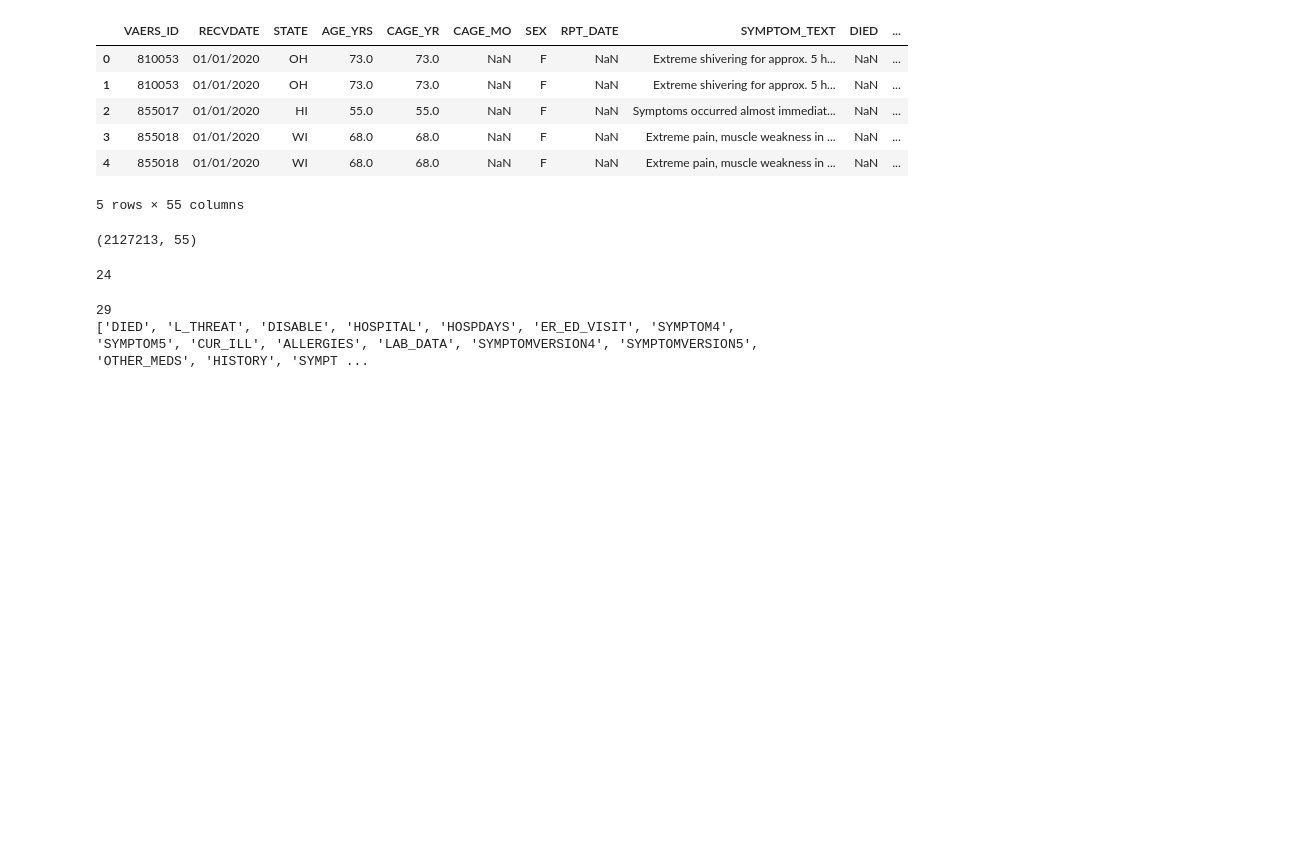
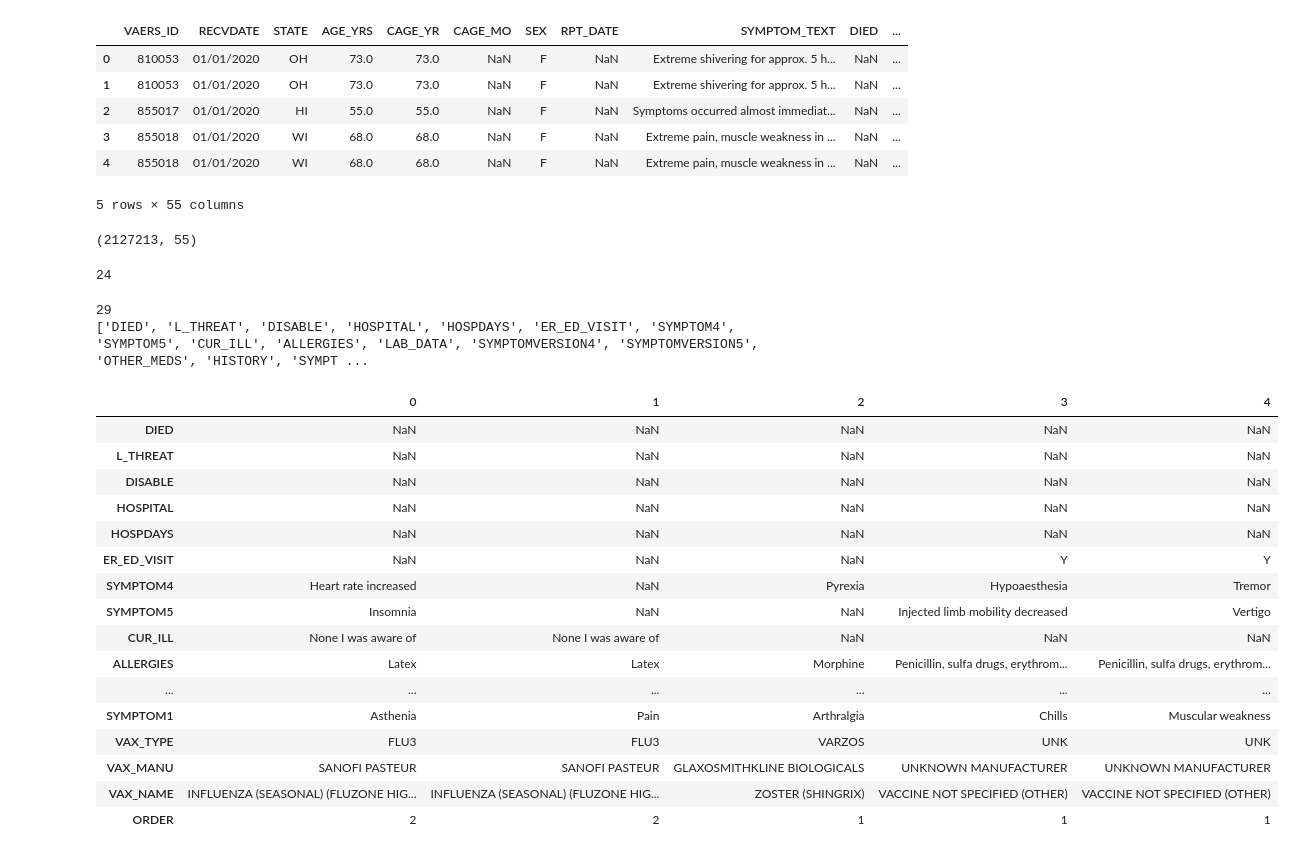
Before and after one commit to Saikiranudayana/ADEGuard-AI-Powered-Adverse-Drug-Event-Detection-and-Severity-Mapping-, a Jupyter notebook: data/processed/data_cleaning.ipynb, the cells around one changed output. Saved outputs shown, nothing was run; the diff lists cells and outputs as text; code cells hidden in the pictures; blank space fills up the shorter version.

```diff
--- a/data/processed/data_cleaning.ipynb
+++ b/data/processed/data_cleaning.ipynb
@@ -285,3 +285,23 @@ print(to_know)
 # %% [output]
 29
 ['DIED', 'L_THREAT', 'DISABLE', 'HOSPITAL', 'HOSPDAYS', 'ER_ED_VISIT', 'SYMPTOM4', 'SYMPTOM5', 'CUR_ILL', 'ALLERGIES', 'LAB_DATA', 'SYMPTOMVERSION4', 'SYMPTOMVERSION5', 'OTHER_MEDS', 'HISTORY', 'SYMPT ...
+# %%
+new_df.head().T
+# %% [output]
+|  | 0 | 1 | 2 | 3 | 4 |
+| DIED | NaN | NaN | NaN | NaN | NaN |
+| L_THREAT | NaN | NaN | NaN | NaN | NaN |
+| DISABLE | NaN | NaN | NaN | NaN | NaN |
+| HOSPITAL | NaN | NaN | NaN | NaN | NaN |
+| HOSPDAYS | NaN | NaN | NaN | NaN | NaN |
+| ER_ED_VISIT | NaN | NaN | NaN | Y | Y |
+| SYMPTOM4 | Heart rate increased | NaN | Pyrexia | Hypoaesthesia | Tremor |
+| SYMPTOM5 | Insomnia | NaN | NaN | Injected limb mobility decreased | Vertigo |
+| CUR_ILL | None I was aware of | None I was aware of | NaN | NaN | NaN |
+| ALLERGIES | Latex | Latex | Morphine | Penicillin, sulfa drugs, erythrom... | Penicillin, sulfa drugs, erythrom... |
+| ... | ... | ... | ... | ... | ... |
+| SYMPTOM1 | Asthenia | Pain | Arthralgia | Chills | Muscular weakness |
+| VAX_TYPE | FLU3 | FLU3 | VARZOS | UNK | UNK |
+| VAX_MANU | SANOFI PASTEUR | SANOFI PASTEUR | GLAXOSMITHKLINE BIOLOGICALS | UNKNOWN MANUFACTURER | UNKNOWN MANUFACTURER |
+| VAX_NAME | INFLUENZA (SEASONAL) (FLUZONE HIG... | INFLUENZA (SEASONAL) (FLUZONE HIG... | ZOSTER (SHINGRIX) | VACCINE NOT SPECIFIED (OTHER) | VACCINE NOT SPECIFIED (OTHER) |
+| ORDER | 2 | 2 | 1 | 1 | 1 |
```
Also changed, not shown: parts of 26 cells of this notebook, 1 other file.
